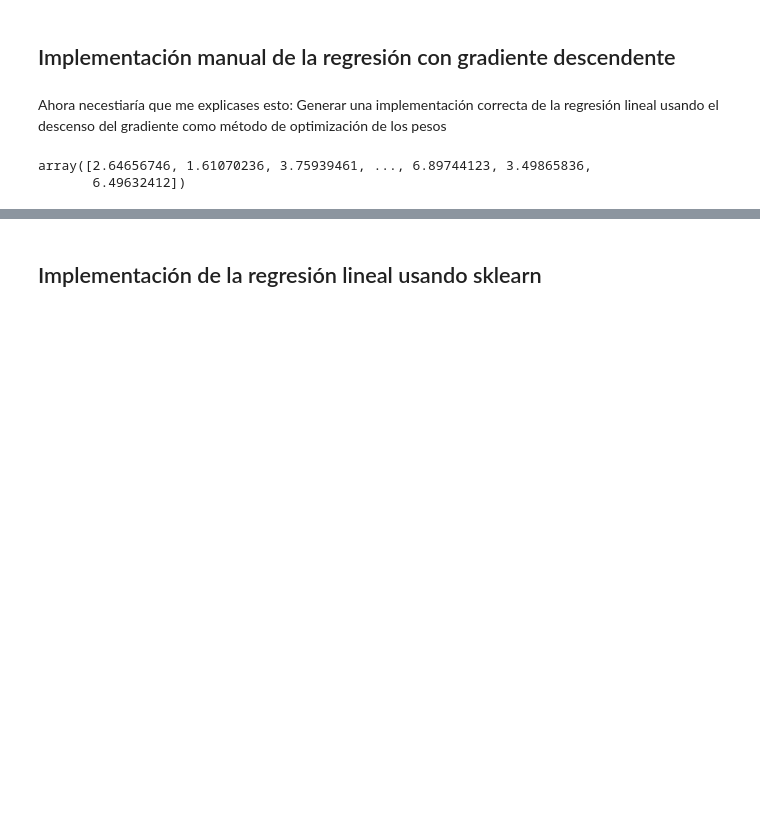
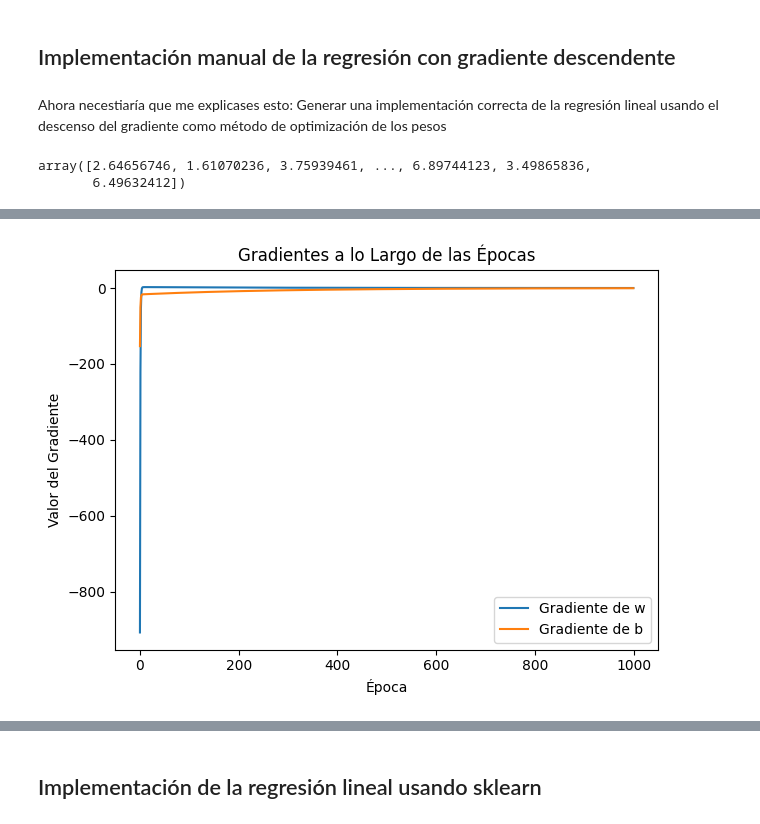
Before and after one commit to hugofmr/EDEM_MDA2324, a Jupyter notebook: Alumnos/ES/Josan_Rodrigo_Cortes/Machine_learning/EntregablesHechos/02_LinearRegressionImplementation (2).ipynb, the cells around one changed output, grey strips where cells are left out. Cells and saved outputs as stored; diff of their text form; code cells hidden in the pictures; blank space fills up the shorter version.

```diff
--- a/Alumnos/ES/Josan_Rodrigo_Cortes/Machine_learning/EntregablesHechos/02_LinearRegressionImplementation (2).ipynb
+++ b/Alumnos/ES/Josan_Rodrigo_Cortes/Machine_learning/EntregablesHechos/02_LinearRegressionImplementation (2).ipynb
@@ -135,3 +140,17 @@ plt.show()
+# %%
+# Grafica de los gradientes ,
+
+plt.plot(w_gradients, label='Gradiente de w')
+plt.plot(b_gradients, label='Gradiente de b')
+plt.title('Gradientes a lo Largo de las Épocas')
+plt.xlabel('Época')
+plt.ylabel('Valor del Gradiente')
+plt.legend()
+
+plt.tight_layout()
+plt.show()
+# %% [output]
+[figure, added]
 # %%
 # Realizar predicciones en test
 y_pred =(X_test* w) + b
```
Also changed, not shown: parts of 10 cells of this notebook.
